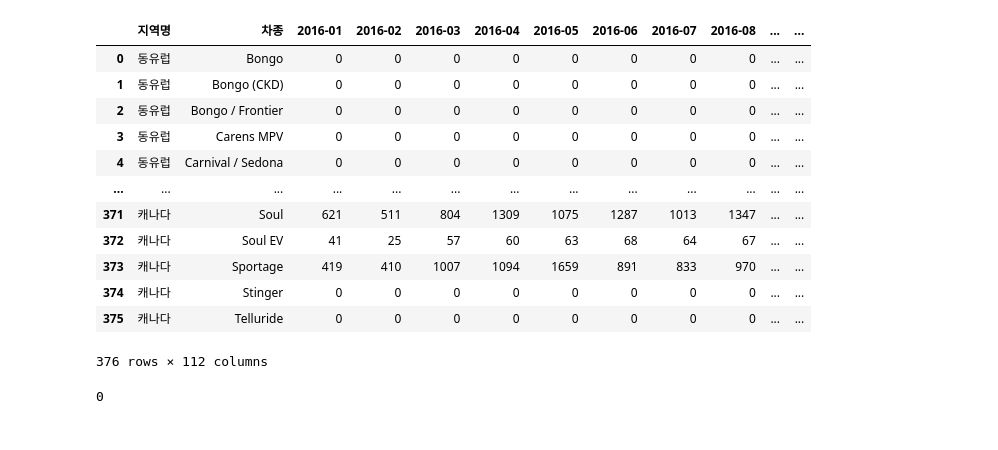
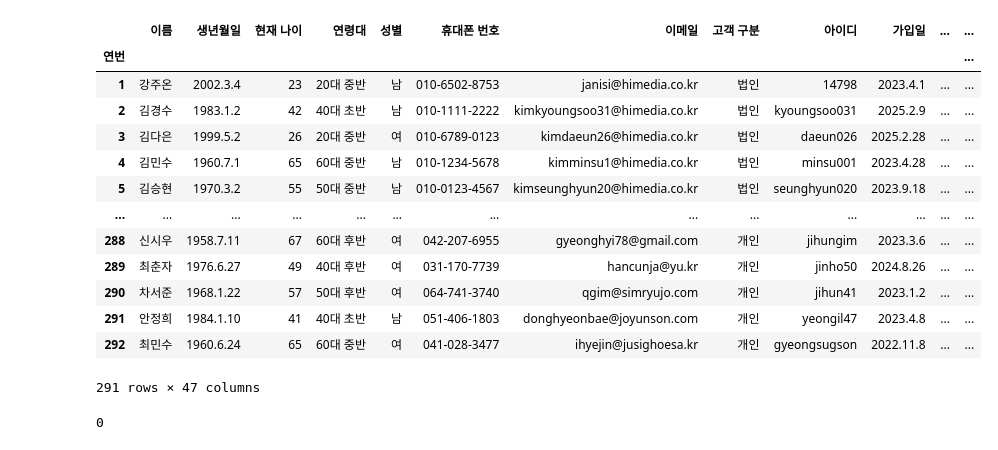
Before and after one commit to CodeWorks-hi/hyundai-crm-platform, a Jupyter notebook: preprocessing.ipynb, the cells around one changed output. Saved outputs shown, nothing was run; the diff lists cells and outputs as text; code cells hidden in the pictures.

```diff
--- a/preprocessing.ipynb
+++ b/preprocessing.ipynb
@@ -1,22 +1,23 @@
 # %%
 import pandas as pd
 # %%
-df = pd.read_csv("data/processed/total/kia-abroad-sales.csv")
+df = pd.read_csv("data/customer_data.csv", index_col=0)
 df
 # %% [output]
-|  | 지역명 | 차종 | 2016-01 | 2016-02 | 2016-03 | 2016-04 | 2016-05 | 2016-06 | 2016-07 | 2016-08 | ... | ... |
-| 0 | 동유럽 | Bongo | 0 | 0 | 0 | 0 | 0 | 0 | 0 | 0 | ... | ... |
-| 1 | 동유럽 | Bongo (CKD) | 0 | 0 | 0 | 0 | 0 | 0 | 0 | 0 | ... | ... |
-| 2 | 동유럽 | Bongo / Frontier | 0 | 0 | 0 | 0 | 0 | 0 | 0 | 0 | ... | ... |
-| 3 | 동유럽 | Carens MPV | 0 | 0 | 0 | 0 | 0 | 0 | 0 | 0 | ... | ... |
-| 4 | 동유럽 | Carnival / Sedona | 0 | 0 | 0 | 0 | 0 | 0 | 0 | 0 | ... | ... |
+|  | 이름 | 생년월일 | 현재 나이 | 연령대 | 성별 | 휴대폰 번호 | 이메일 | 고객 구분 | 아이디 | 가입일 | ... | ... |
+| 연번 |  |  |  |  |  |  |  |  |  |  |  | ... |
+| 1 | 강주온 | 2002.3.4 | 23 | 20대 중반 | 남 | 010-6502-8753 | janisi@himedia.co.kr | 법인 | 14798 | 2023.4.1 | ... | ... |
+| 2 | 김경수 | 1983.1.2 | 42 | 40대 초반 | 남 | 010-1111-2222 | kimkyoungsoo31@himedia.co.kr | 법인 | kyoungsoo031 | 2025.2.9 | ... | ... |
+| 3 | 김다은 | 1999.5.2 | 26 | 20대 중반 | 여 | 010-6789-0123 | kimdaeun26@himedia.co.kr | 법인 | daeun026 | 2025.2.28 | ... | ... |
+| 4 | 김민수 | 1960.7.1 | 65 | 60대 중반 | 남 | 010-1234-5678 | kimminsu1@himedia.co.kr | 법인 | minsu001 | 2023.4.28 | ... | ... |
+| 5 | 김승현 | 1970.3.2 | 55 | 50대 중반 | 남 | 010-0123-4567 | kimseunghyun20@himedia.co.kr | 법인 | seunghyun020 | 2023.9.18 | ... | ... |
 | ... | ... | ... | ... | ... | ... | ... | ... | ... | ... | ... | ... | ... |
-| 371 | 캐나다 | Soul | 621 | 511 | 804 | 1309 | 1075 | 1287 | 1013 | 1347 | ... | ... |
-| 372 | 캐나다 | Soul EV | 41 | 25 | 57 | 60 | 63 | 68 | 64 | 67 | ... | ... |
-| 373 | 캐나다 | Sportage | 419 | 410 | 1007 | 1094 | 1659 | 891 | 833 | 970 | ... | ... |
-| 374 | 캐나다 | Stinger | 0 | 0 | 0 | 0 | 0 | 0 | 0 | 0 | ... | ... |
-| 375 | 캐나다 | Telluride | 0 | 0 | 0 | 0 | 0 | 0 | 0 | 0 | ... | ... |
+| 288 | 신시우 | 1958.7.11 | 67 | 60대 후반 | 여 | 042-207-6955 | gyeonghyi78@gmail.com | 개인 | jihungim | 2023.3.6 | ... | ... |
+| 289 | 최춘자 | 1976.6.27 | 49 | 40대 후반 | 여 | 031-170-7739 | hancunja@yu.kr | 개인 | jinho50 | 2024.8.26 | ... | ... |
+| 290 | 차서준 | 1968.1.22 | 57 | 50대 후반 | 여 | 064-741-3740 | qgim@simryujo.com | 개인 | jihun41 | 2023.1.2 | ... | ... |
+| 291 | 안정희 | 1984.1.10 | 41 | 40대 초반 | 남 | 051-406-1803 | donghyeonbae@joyunson.com | 개인 | yeongil47 | 2023.4.8 | ... | ... |
+| 292 | 최민수 | 1960.6.24 | 65 | 60대 중반 | 여 | 041-028-3477 | ihyejin@jusighoesa.kr | 개인 | gyeongsugson | 2022.11.8 | ... | ... |
-376 rows × 112 columns
+291 rows × 47 columns
 # %%
 df.fillna(0, inplace=True)
 # %%
```
Also changed, not shown: 2 other files.
